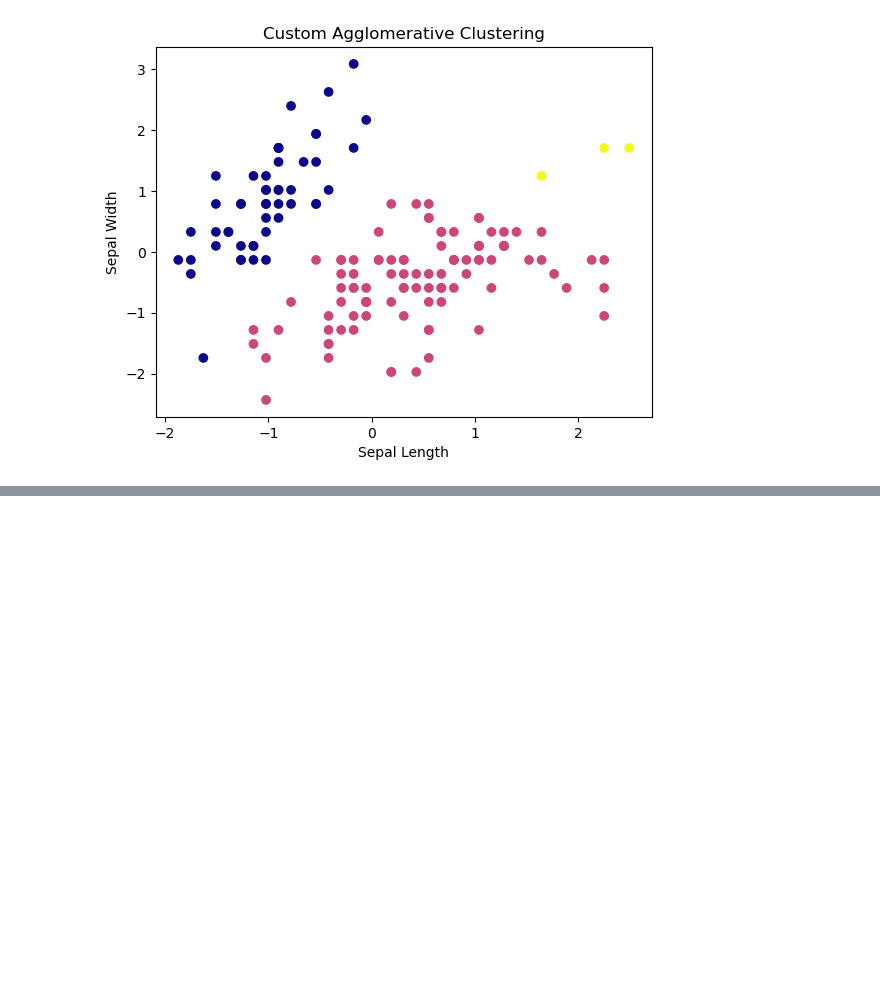
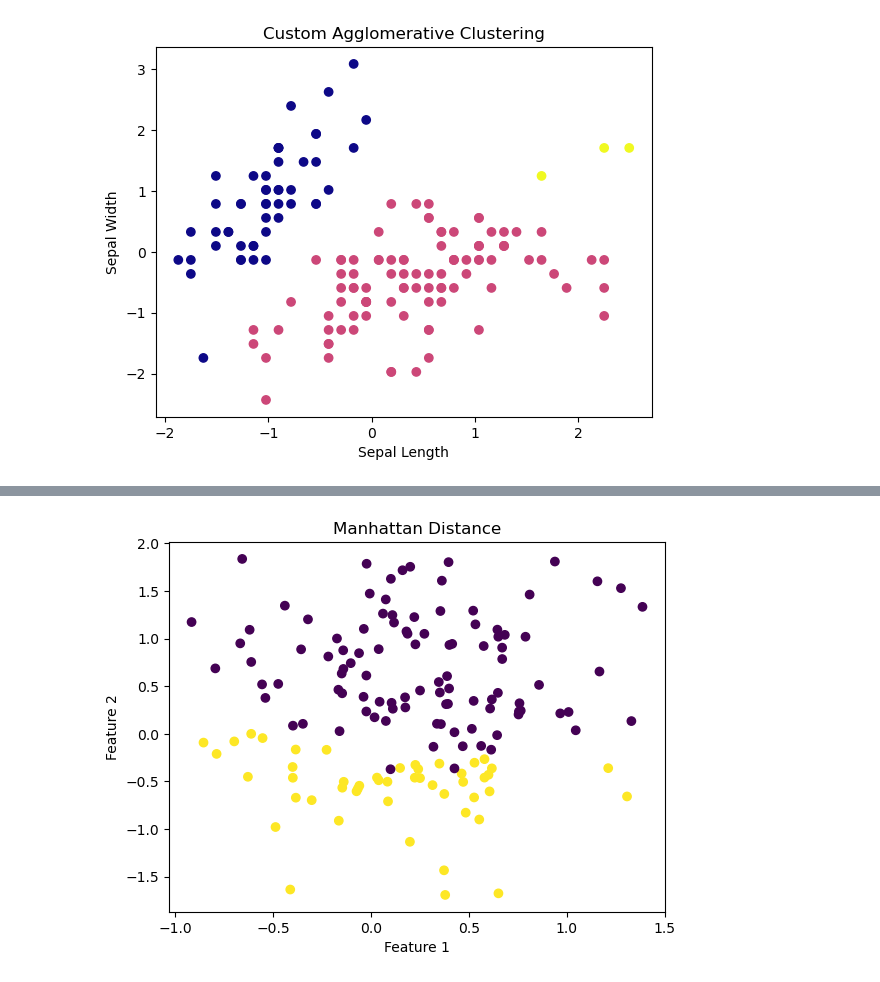
Before and after one commit to Amoako419/Clustering, a Jupyter notebook: Hierarchical_clustering.ipynb, the cells around one changed output, grey strips where cells are left out. Drawn from its saved outputs; the diff is of its cells as text; code cells hidden in the pictures; blank space fills up the shorter version.

```diff
--- a/Hierarchical_clustering.ipynb
+++ b/Hierarchical_clustering.ipynb
@@ -141,0 +224,60 @@ plt.show()
+# %%
+# Exercise
+
+import numpy as np
+import matplotlib.pyplot as plt
+from sklearn.datasets import make_blobs
+
+# Manhattan Distance Metric
+def manhattan_distance(point1, point2):
+    return sum(abs(point1 - point2))
+
+# Cosine Distance Metric
+def cosine_distance(point1, point2):
+    similarity = np.dot(point1, point2) / (np.linalg.norm(point1) * np.linalg.norm(point2))
+    return 1 - similarity
+
+# Function to calculate the distance matrix
+def calculate_distance_matrix(X, clusters, distance_metric):
+    dist_matrix = np.zeros((len(clusters), len(clusters)))
+    for i in range(len(clusters)):
+        for j in range(i+1, len(clusters)):
+            dists = []
+            for k in clusters[i]:
+                for l in clusters[j]:
+                    dists.append(distance_metric(X[k], X[l]))
+            dist_matrix[i, j] = dist_matrix[j, i] = np.mean(dists)
+    return dist_matrix
+
+# Agglomerative Clustering Function
+def agglomerative_clustering(X, n_clusters, distance_metric):
+    clusters = [[i] for i in range(len(X))]
+    while len(clusters) > n_clusters:
+        dist_matrix = calculate_distance_matrix(X, clusters, distance_metric)
+        min_dist = float('inf')
+        for i in range(len(clusters)):
+            for j in range(i+1, len(clusters)):
+                if dist_matrix[i, j] < min_dist:
+                    min_dist = dist_matrix[i, j]
+                    idx1, idx2 = i, j
+        clusters[idx1].extend(clusters.pop(idx2))
+    labels = np.empty(len(X), dtype=int)
+    for label, cluster in enumerate(clusters):
+        for i in cluster:
+            labels[i] = label
+    return labels
+
+# Sample dataset with 3 close clusters and center_box parameter
+sample_data = make_blobs(n_samples=150, centers=2, n_features=3, cluster_std=0.5, random_state=0, center_box=(-2, 2))[0]
+
+# Perform Agglomerative Clustering
+labels_cosine = agglomerative_clustering(sample_data, 2, cosine_distance)
+
+# Plot the results
+plt.scatter(sample_data[:, 0], sample_data[:, 1], c=labels_cosine, cmap='viridis')
+plt.title('Manhattan Distance')
+plt.xlabel('Feature 1')
+plt.ylabel('Feature 2')
+plt.show()
+# %% [output]
+[figure, added]
```
Also changed, not shown: parts of 3 cells of this notebook, 1 other file.
